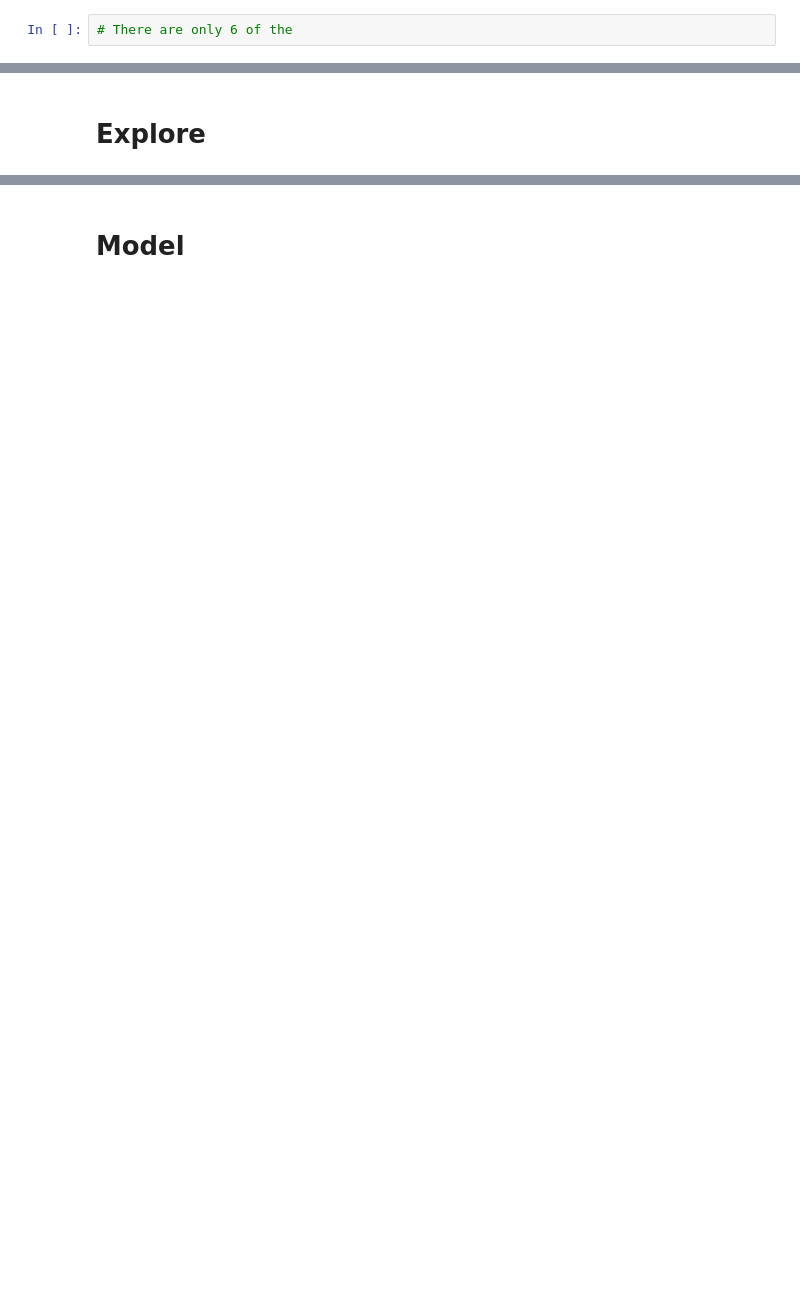
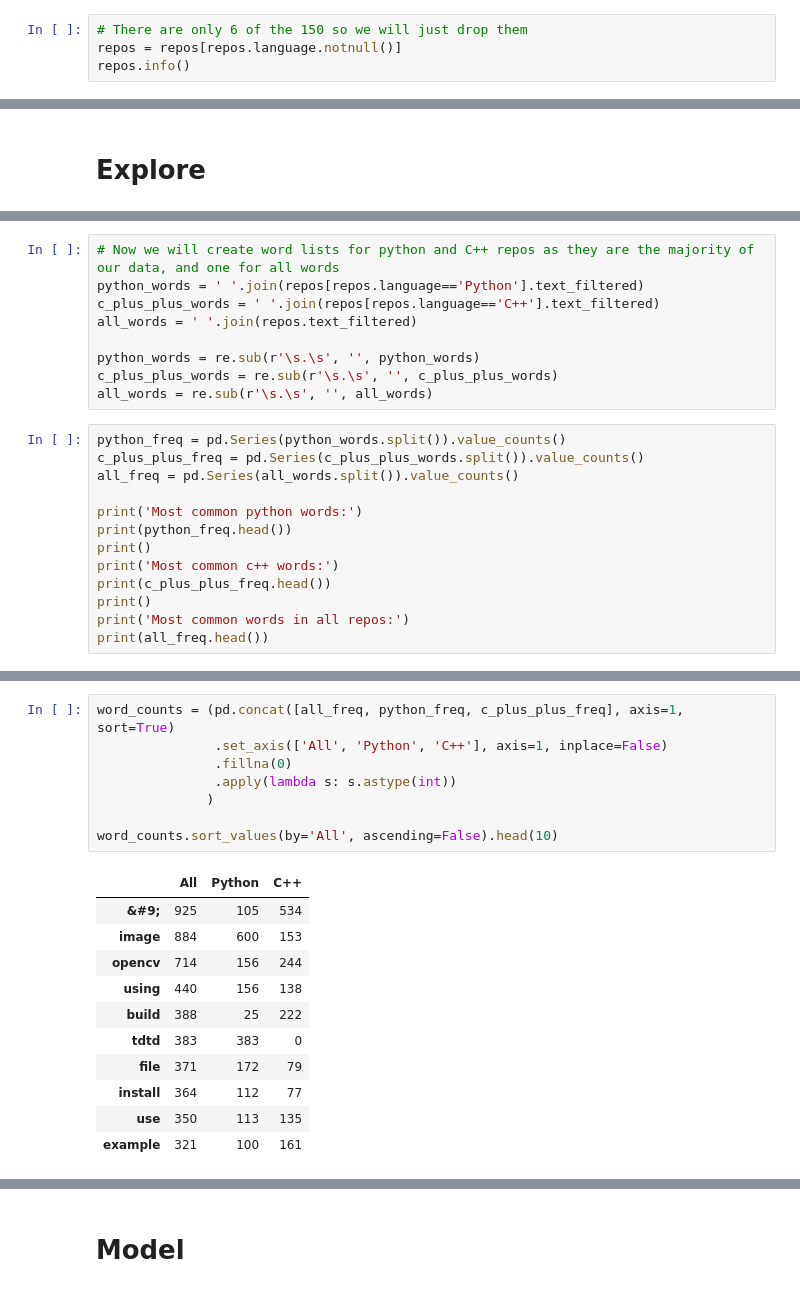
Before and after one commit to Bojado-Mays/OpenCV-NLP-Project, a Jupyter notebook: Mays/Mays.ipynb, the cells around one changed output, grey strips where cells are left out. Drawn from its saved outputs; the diff is of its cells as text; blank space fills up the shorter version.

```diff
--- a/Mays/Mays.ipynb
+++ b/Mays/Mays.ipynb
@@ -112,4 +112,6 @@ repos[repos.language.isnull()]
 | 74 | opencv/opencv_extra | None | ### OpenCV: Open Source Computer ... | opencv open source computer visio... | opencv open source computer visio... | opencv open source computer visio... | opencv open source computer visio... | ... |
 | 144 | huihut/OpenCV-MinGW-Build | None | # OpenCV-MinGW-Build\n\nMinGW 32b... | opencvmingwbuild\n\nmingw 32bit a... | opencvmingwbuild\n\nmingw 32bit a... | opencvmingwbuild mingw 32bit and ... | opencvmingwbuild mingw 32bit 64bi... | ... |
 # %%
-# There are only 6 of the
+# There are only 6 of the 150 so we will just drop them
+repos = repos[repos.language.notnull()]
+repos.info()
@@ -117,0 +163,22 @@ repos[repos.language.isnull()]
+# %%
+# Now we will create word lists for python and C++ repos as they are the majority of our data, and one for all words
+python_words = ' '.join(repos[repos.language=='Python'].text_filtered)
+c_plus_plus_words = ' '.join(repos[repos.language=='C++'].text_filtered)
+all_words = ' '.join(repos.text_filtered)
+
+python_words = re.sub(r'\s.\s', '', python_words)
+c_plus_plus_words = re.sub(r'\s.\s', '', c_plus_plus_words)
+all_words = re.sub(r'\s.\s', '', all_words)
+# %%
+python_freq = pd.Series(python_words.split()).value_counts()
+c_plus_plus_freq = pd.Series(c_plus_plus_words.split()).value_counts()
+all_freq = pd.Series(all_words.split()).value_counts()
+
+print('Most common python words:')
+print(python_freq.head())
+print()
+print('Most common c++ words:')
+print(c_plus_plus_freq.head())
+print()
+print('Most common words in all repos:')
+print(all_freq.head())
@@ -117,0 +203,20 @@ repos[repos.language.isnull()]
+# %%
+word_counts = (pd.concat([all_freq, python_freq, c_plus_plus_freq], axis=1, sort=True)
+               .set_axis(['All', 'Python', 'C++'], axis=1, inplace=False)
+               .fillna(0)
+               .apply(lambda s: s.astype(int))
+              )
+
+word_counts.sort_values(by='All', ascending=False).head(10)
+# %% [output]
+|  | All | Python | C++ |
+| &#9; | 925 | 105 | 534 |
+| image | 884 | 600 | 153 |
+| opencv | 714 | 156 | 244 |
+| using | 440 | 156 | 138 |
+| build | 388 | 25 | 222 |
+| tdtd | 383 | 383 | 0 |
+| file | 371 | 172 | 79 |
+| install | 364 | 112 | 77 |
+| use | 350 | 113 | 135 |
+| example | 321 | 100 | 161 |
```
Also changed, not shown: parts of 9 cells of this notebook.
